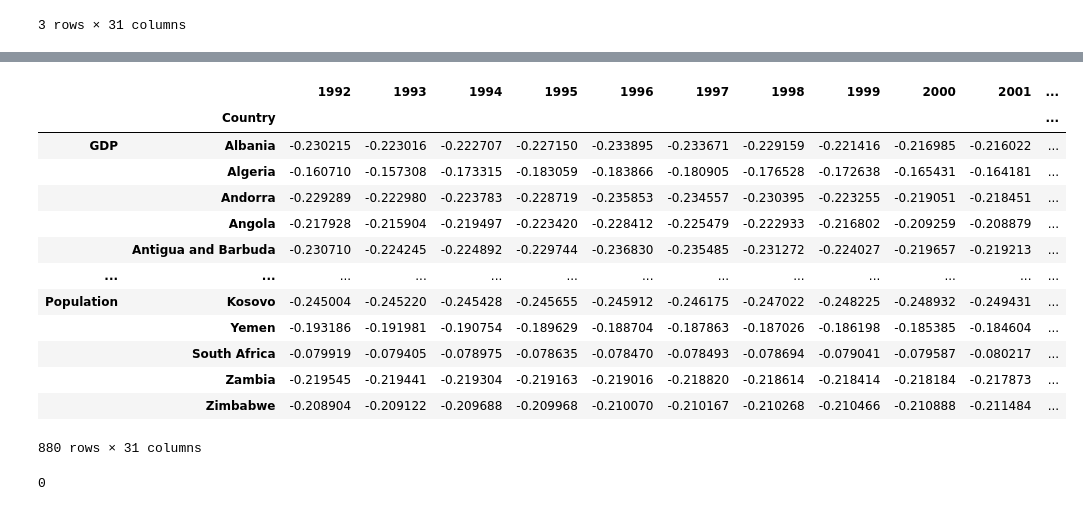
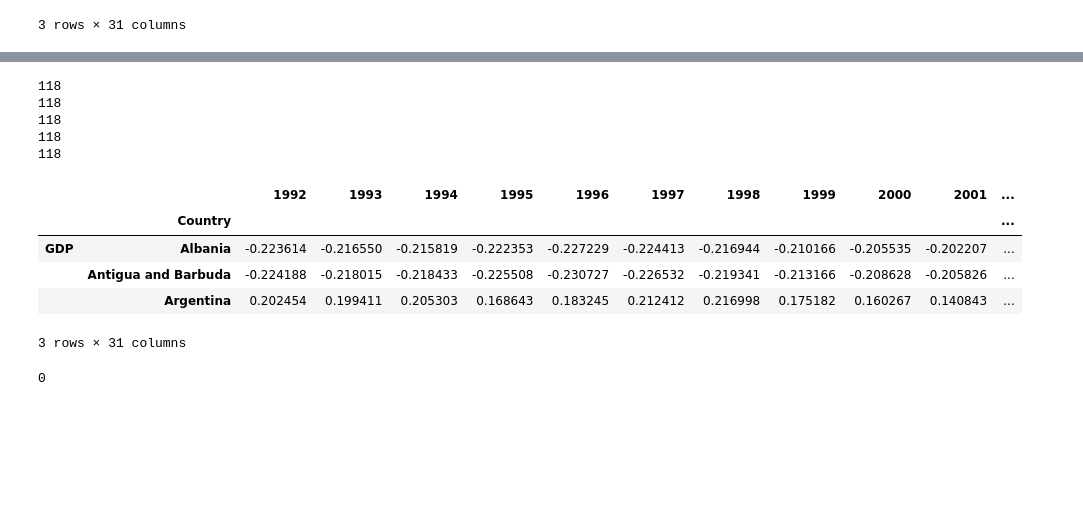
Before and after one commit to Monsieur-Bandana/data_science_clockmann, a Jupyter notebook: ClassProject2207.ipynb, the cells around one changed output, grey strips where cells are left out. Saved outputs shown, nothing was run; the diff lists cells and outputs as text; code cells hidden in the pictures; blank space fills up the shorter version.

```diff
--- a/ClassProject2207.ipynb
+++ b/ClassProject2207.ipynb
@@ -352,6 +358,13 @@ nat_dis_piv.head(3)
 | Africa | 7000000.0 | 2346507.0 | 1200000.0 | 1811994.0 | 4942000.0 | 1477100.0 | 236700.0 | 36019545.0 | 231290.0 | 13054558.0 | ... | ... |
 | Albania | 0.0 | 0.0 | 0.0 | 0.0 | 0.0 | 0.0 | 0.0 | 0.0 | 0.0 | 0.0 | ... | ... |
 3 rows × 31 columns
+# %%
+#Clean DataFrames
+blacklist_nat_dis = ["Africa", "American Samoa", "East Germany", "Netherlands Antilles", "North Yemen", "Serbia and Montenegro", "South Yemen", "Somalia", "South Sudan", "United States Virgin Islands", "West Germany"]
+blacklist_pop = ["American Samoa", "Somalia", "South Sudan"]
+
+nat_dis_piv = nat_dis_piv.drop(blacklist_nat_dis)
+population = population.drop(blacklist_pop)
 # %%
 # MATCH THE COUNTRY NAMES
 # 1. Clean all new dataframes of the blacklist
@@ -447,19 +452,31 @@ final_gdp3_norm2 = drop_duplicate_indices(final_gdp3_norm)
 # %%
 # Exclude all countries that are not in all dfs
-all_countries = set(imp_clean_copy_norm2.index).intersection(exp_clean_copy_norm2.index, nat_dis_clean_copy_norm2.index, pop_clean_copy_norm2.index, final_gdp3_norm2.index)
+all_countries = set(imp_clean_copy_norm.index).intersection(exp_clean_copy_norm.index, nat_dis_clean_copy_norm.index, pop_clean_copy_norm.index, final_gdp3_norm.index)
 
-final_gdp3_norm2 = final_gdp3_norm2[final_gdp3_norm2.index.isin(all_countries)]
-imp_clean_copy_norm2 = imp_clean_copy_norm2[imp_clean_copy_norm2.index.isin(all_countries)]
-exp_clean_copy_norm2 = exp_clean_copy_norm2[exp_clean_copy_norm2.index.isin(all_countries)]
-nat_dis_clean_copy_norm2 = nat_dis_clean_copy_norm2[nat_dis_clean_copy_norm2.index.isin(all_countries)]
-pop_clean_copy_norm2 = pop_clean_copy_norm2[pop_clean_copy_norm2.index.isin(all_countries)]
+final_gdp3_norm = final_gdp3_norm[final_gdp3_norm.index.isin(all_countries)]
+imp_clean_copy_norm = imp_clean_copy_norm[imp_clean_copy_norm.index.isin(all_countries)]
+exp_clean_copy_norm = exp_clean_copy_norm[exp_clean_copy_norm.index.isin(all_countries)]
+nat_dis_clean_copy_norm = nat_dis_clean_copy_norm[nat_dis_clean_copy_norm.index.isin(all_countries)]
+pop_clean_copy_norm = pop_clean_copy_norm[pop_clean_copy_norm.index.isin(all_countries)]
+# %%
+print(len(final_gdp3_norm.index))
+print(len(imp_clean_copy_norm))
+print(len(exp_clean_copy_norm))
+print(len(pop_clean_copy_norm))
+print(len(nat_dis_clean_copy_norm))
+# %% [output]
+118
+118
+118
+118
+118
 # %%
 # Sort index in all dataframes
-imp_clean_copy_norm2.sort_index(inplace=True)
-exp_clean_copy_norm2.sort_index(inplace=True)
-nat_dis_clean_copy_norm2.sort_index(inplace=True)
-pop_clean_copy_norm2.sort_index(inplace=True)
-final_gdp3_norm2.sort_index(inplace=True)
+imp_clean_copy_norm.sort_index(inplace=True)
+exp_clean_copy_norm.sort_index(inplace=True)
+nat_dis_clean_copy_norm.sort_index(inplace=True)
+pop_clean_copy_norm.sort_index(inplace=True)
+final_gdp3_norm.sort_index(inplace=True)
 # %%
 #Concatenate Frames with multiindex
-data = pd.concat([final_gdp3_norm2, imp_clean_copy_norm2, exp_clean_copy_norm2, nat_dis_clean_copy_norm2, pop_clean_copy_norm2], keys=["GDP", "Exports", "Imports", "Nat_Dis", "Population"])
+data = pd.concat([final_gdp3_norm, imp_clean_copy_norm, exp_clean_copy_norm, nat_dis_clean_copy_norm, pop_clean_copy_norm], keys=["GDP", "Exports", "Imports", "Nat_Dis", "Population"])
@@ -469,18 +483,10 @@ data = pd.concat([final_gdp3_norm, imp_clean_copy_norm, exp_clean_copy_norm, nat
 # %%
-data
+data.head(3)
 # %% [output]
 |  |  | 1992 | 1993 | 1994 | 1995 | 1996 | 1997 | 1998 | 1999 | 2000 | 2001 | ... |
 |  | Country |  |  |  |  |  |  |  |  |  |  | ... |
-| GDP | Albania | -0.230215 | -0.223016 | -0.222707 | -0.227150 | -0.233895 | -0.233671 | -0.229159 | -0.221416 | -0.216985 | -0.216022 | ... |
-|  | Algeria | -0.160710 | -0.157308 | -0.173315 | -0.183059 | -0.183866 | -0.180905 | -0.176528 | -0.172638 | -0.165431 | -0.164181 | ... |
-|  | Andorra | -0.229289 | -0.222980 | -0.223783 | -0.228719 | -0.235853 | -0.234557 | -0.230395 | -0.223255 | -0.219051 | -0.218451 | ... |
-|  | Angola | -0.217928 | -0.215904 | -0.219497 | -0.223420 | -0.228412 | -0.225479 | -0.222933 | -0.216802 | -0.209259 | -0.208879 | ... |
-|  | Antigua and Barbuda | -0.230710 | -0.224245 | -0.224892 | -0.229744 | -0.236830 | -0.235485 | -0.231272 | -0.224027 | -0.219657 | -0.219213 | ... |
-| ... | ... | ... | ... | ... | ... | ... | ... | ... | ... | ... | ... | ... |
-| Population | Kosovo | -0.245004 | -0.245220 | -0.245428 | -0.245655 | -0.245912 | -0.246175 | -0.247022 | -0.248225 | -0.248932 | -0.249431 | ... |
-|  | Yemen | -0.193186 | -0.191981 | -0.190754 | -0.189629 | -0.188704 | -0.187863 | -0.187026 | -0.186198 | -0.185385 | -0.184604 | ... |
-|  | South Africa | -0.079919 | -0.079405 | -0.078975 | -0.078635 | -0.078470 | -0.078493 | -0.078694 | -0.079041 | -0.079587 | -0.080217 | ... |
-|  | Zambia | -0.219545 | -0.219441 | -0.219304 | -0.219163 | -0.219016 | -0.218820 | -0.218614 | -0.218414 | -0.218184 | -0.217873 | ... |
-|  | Zimbabwe | -0.208904 | -0.209122 | -0.209688 | -0.209968 | -0.210070 | -0.210167 | -0.210268 | -0.210466 | -0.210888 | -0.211484 | ... |
+| GDP | Albania | -0.223614 | -0.216550 | -0.215819 | -0.222353 | -0.227229 | -0.224413 | -0.216944 | -0.210166 | -0.205535 | -0.202207 | ... |
+|  | Antigua and Barbuda | -0.224188 | -0.218015 | -0.218433 | -0.225508 | -0.230727 | -0.226532 | -0.219341 | -0.213166 | -0.208628 | -0.205826 | ... |
+|  | Argentina | 0.202454 | 0.199411 | 0.205303 | 0.168643 | 0.183245 | 0.212412 | 0.216998 | 0.175182 | 0.160267 | 0.140843 | ... |
-880 rows × 31 columns
+3 rows × 31 columns
 # %%
```
Also changed, not shown: parts of 58 cells of this notebook.
